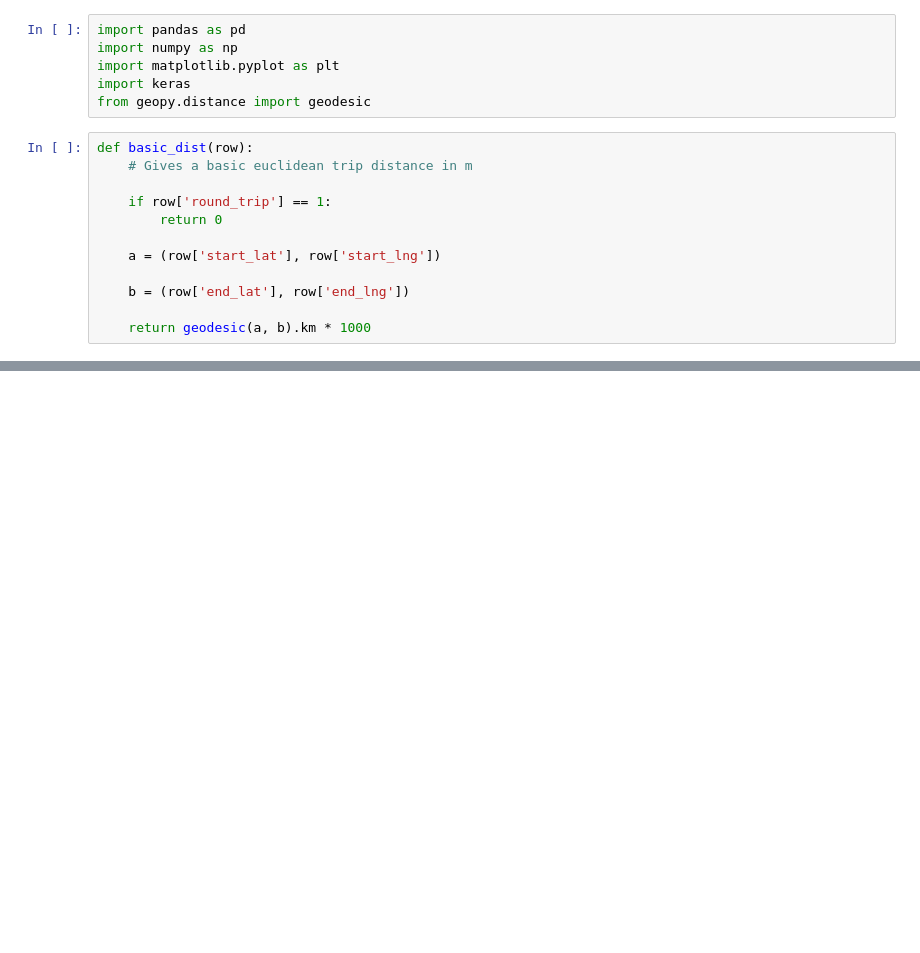
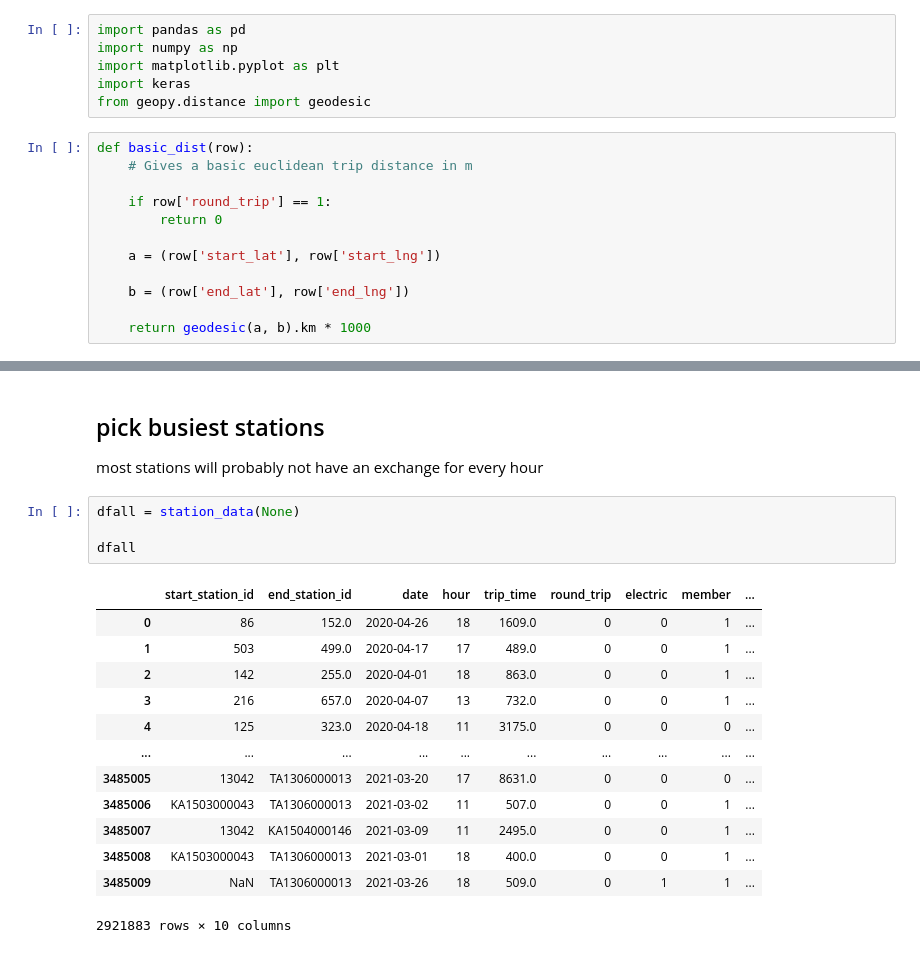
Before and after one commit to nick-kopy/Predicting-Bike-Rental-Station-Traffic, a Jupyter notebook: cap3.ipynb, the cells around one changed output, grey strips where cells are left out. Drawn from its saved outputs; the diff is of its cells as text; blank space fills up the shorter version.

```diff
--- a/cap3.ipynb
+++ b/cap3.ipynb
@@ -117,0 +213,21 @@ df86
+# %% [markdown]
+## pick busiest stations
+most stations will probably not have an exchange for every hour
+# %%
+dfall = station_data(None)
+
+dfall
+# %% [output]
+|  | start_station_id | end_station_id | date | hour | trip_time | round_trip | electric | member | ... |
+| 0 | 86 | 152.0 | 2020-04-26 | 18 | 1609.0 | 0 | 0 | 1 | ... |
+| 1 | 503 | 499.0 | 2020-04-17 | 17 | 489.0 | 0 | 0 | 1 | ... |
+| 2 | 142 | 255.0 | 2020-04-01 | 18 | 863.0 | 0 | 0 | 1 | ... |
+| 3 | 216 | 657.0 | 2020-04-07 | 13 | 732.0 | 0 | 0 | 1 | ... |
+| 4 | 125 | 323.0 | 2020-04-18 | 11 | 3175.0 | 0 | 0 | 0 | ... |
+| ... | ... | ... | ... | ... | ... | ... | ... | ... | ... |
+| 3485005 | 13042 | TA1306000013 | 2021-03-20 | 17 | 8631.0 | 0 | 0 | 0 | ... |
+| 3485006 | KA1503000043 | TA1306000013 | 2021-03-02 | 11 | 507.0 | 0 | 0 | 1 | ... |
+| 3485007 | 13042 | KA1504000146 | 2021-03-09 | 11 | 2495.0 | 0 | 0 | 1 | ... |
+| 3485008 | KA1503000043 | TA1306000013 | 2021-03-01 | 18 | 400.0 | 0 | 0 | 1 | ... |
+| 3485009 | NaN | TA1306000013 | 2021-03-26 | 18 | 509.0 | 0 | 1 | 1 | ... |
+2921883 rows × 10 columns
```
Also changed, not shown: parts of 26 cells of this notebook.
